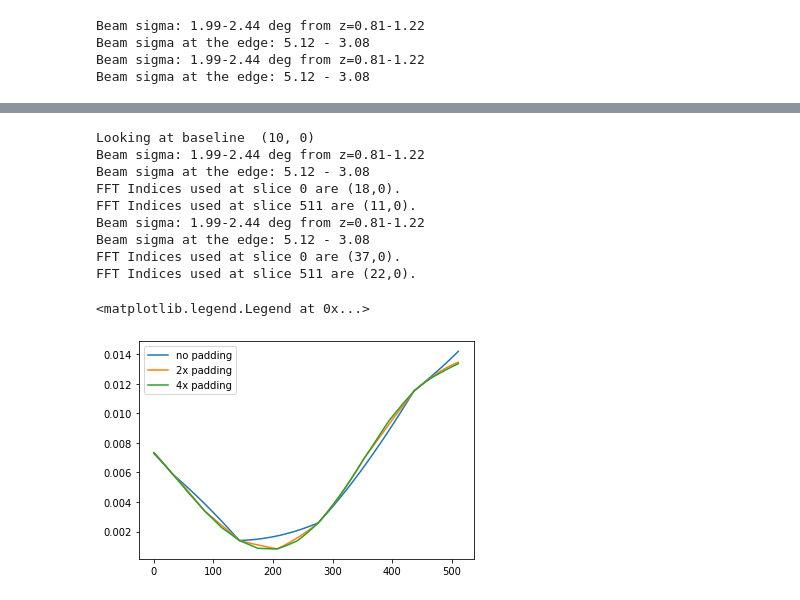
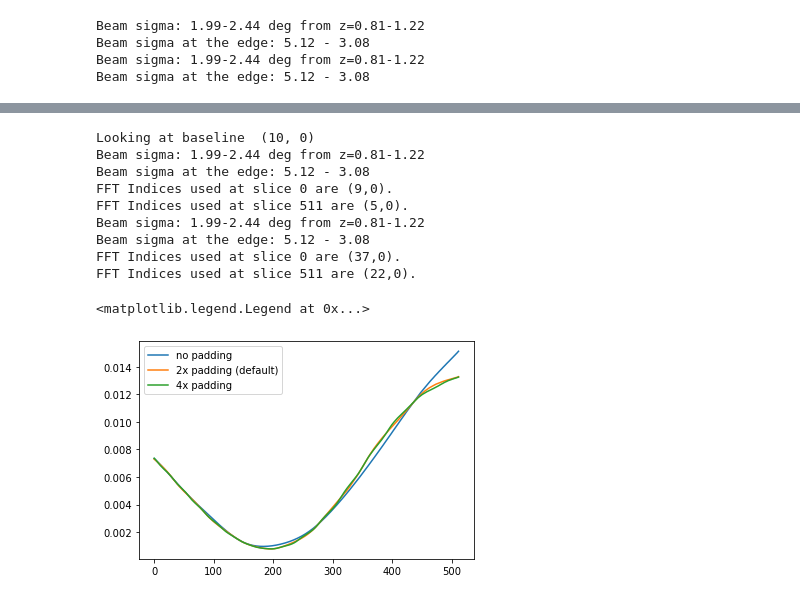
Before and after one commit to radiohep/imcurio, a Jupyter notebook: notebooks/some_visibilities.ipynb, the cells around one changed output, grey strips where cells are left out. Drawn from its saved outputs; the diff is of its cells as text; code cells hidden in the pictures.

```diff
--- a/notebooks/some_visibilities.ipynb
+++ b/notebooks/some_visibilities.ipynb
@@ -38,23 +38,23 @@ plt.plot(visf[:,400])
 %autoreload
 UV_m=T.u_m[400],T.v_m[400]
 print ("Looking at baseline ", UV_m)
-visfp2 = T.get_visibilities(Bf, pad = 2, uv_m=UV_m, verbose = True)
+visfpN = T.get_visibilities(Bf, pad = None, uv_m=UV_m, verbose = True)
 visfp4 = T.get_visibilities(Bf, pad = 4, uv_m=UV_m, verbose = True)
 # %% [output]
 Looking at baseline  (10, 0)
 Beam sigma: 1.99-2.44 deg from z=0.81-1.22
 Beam sigma at the edge: 5.12 - 3.08
-FFT Indices used at slice 0 are (18,0).
-FFT Indices used at slice 511 are (11,0).
+FFT Indices used at slice 0 are (9,0).
+FFT Indices used at slice 511 are (5,0).
 Beam sigma: 1.99-2.44 deg from z=0.81-1.22
 Beam sigma at the edge: 5.12 - 3.08
 FFT Indices used at slice 0 are (37,0).
 FFT Indices used at slice 511 are (22,0).
 # %%
-plt.plot(visf[:,400],label='no padding')
-plt.plot(visfp2[:,0], label = '2x padding')
+plt.plot(visfpN[:,0],label='no padding')
+plt.plot(visf[:,400], label = '2x padding (default)')
 plt.plot(visfp4[:,0], label = '4x padding')
 plt.legend()
 # %% [output]
 <matplotlib.legend.Legend at 0x...>
-[figure, old version]
+[figure, new version]
```
Also changed, not shown: parts of 2 cells of this notebook, 3 other files.
